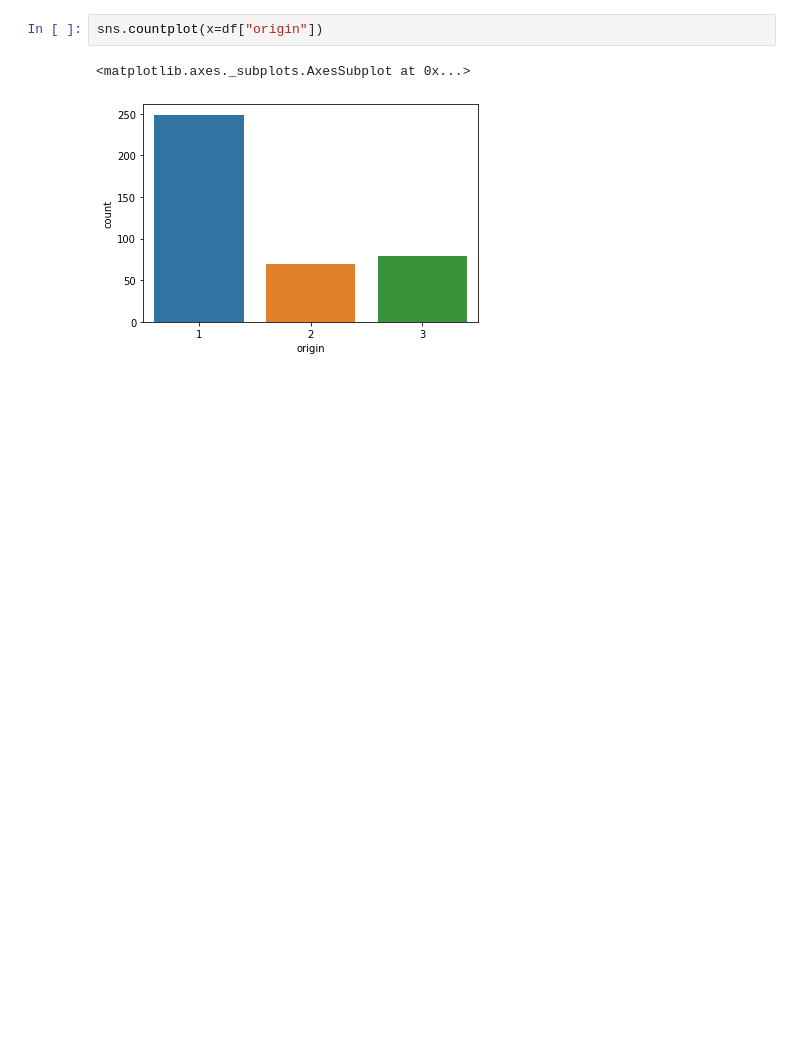
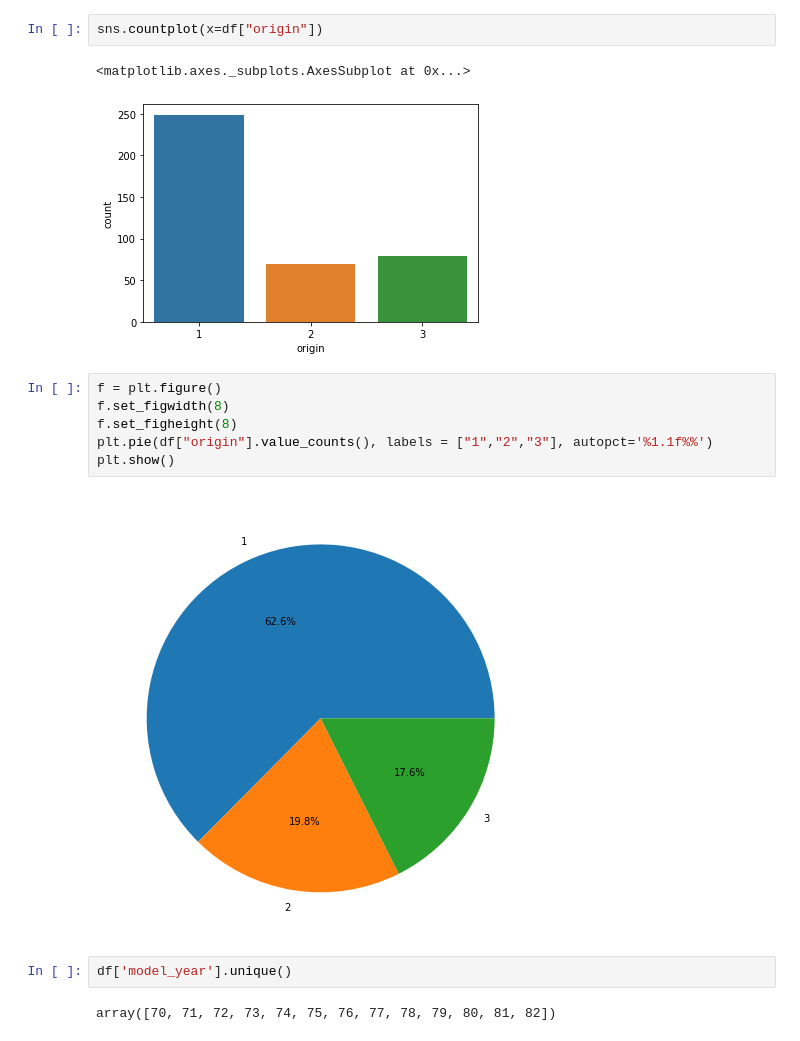
Before and after one commit to khalilullahalfaath/Project_Based_ML, a Jupyter notebook: ML_Project_based.ipynb, the cells around one changed output. Cells and saved outputs as stored; diff of their text form; blank space fills up the shorter version.

```diff
--- a/ML_Project_based.ipynb
+++ b/ML_Project_based.ipynb
@@ -403,3 +402,15 @@ sns.countplot(x=df["origin"])
 # %% [output]
 <matplotlib.axes._subplots.AxesSubplot at 0x...>
 [figure]
+# %%
+f = plt.figure()
+f.set_figwidth(8)
+f.set_figheight(8)
+plt.pie(df["origin"].value_counts(), labels = ["1","2","3"], autopct='%1.1f%%')
+plt.show()
+# %% [output]
+[figure, added]
+# %%
+df['model_year'].unique()
+# %% [output]
+array([70, 71, 72, 73, 74, 75, 76, 77, 78, 79, 80, 81, 82])
```
Also changed, not shown: parts of 48 cells of this notebook.
